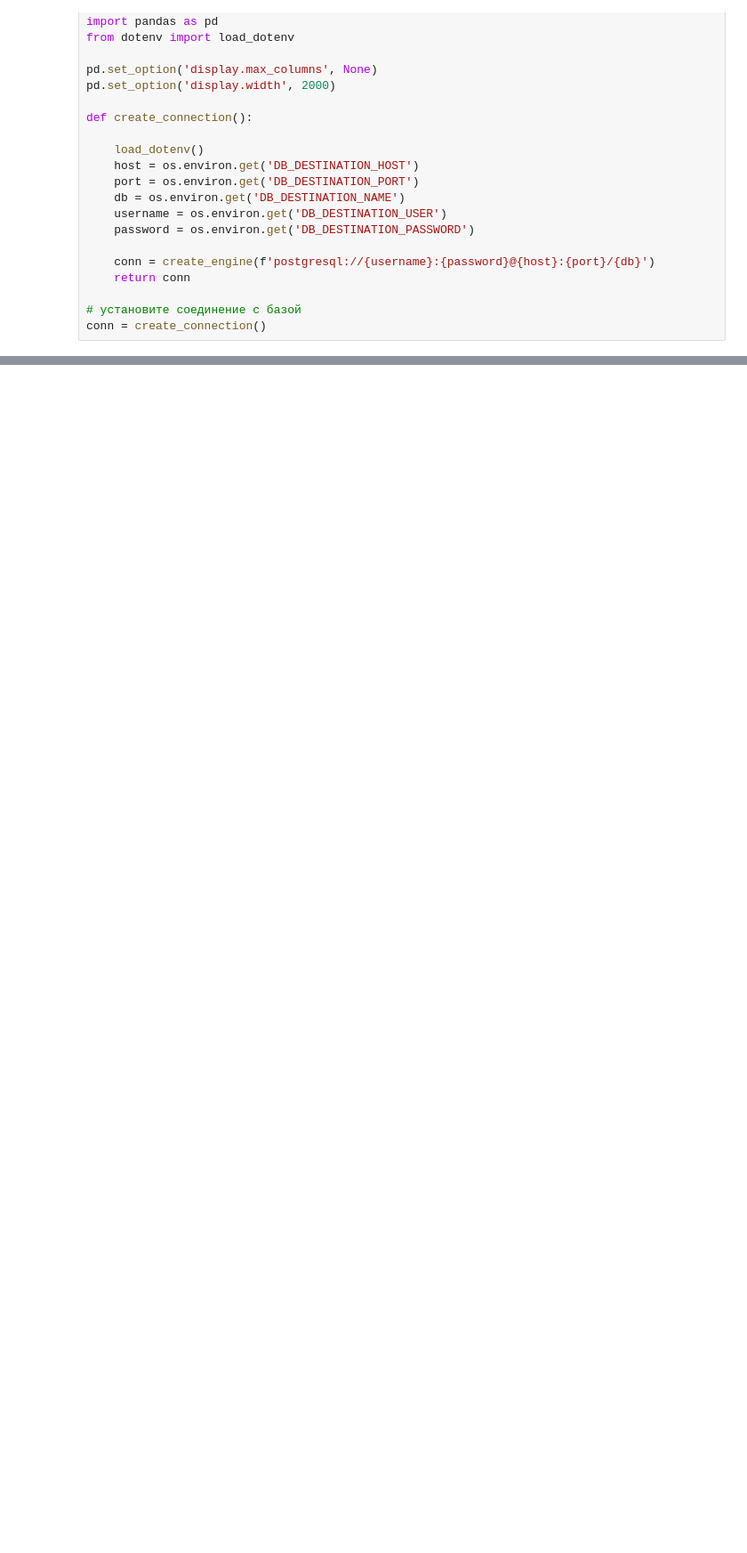
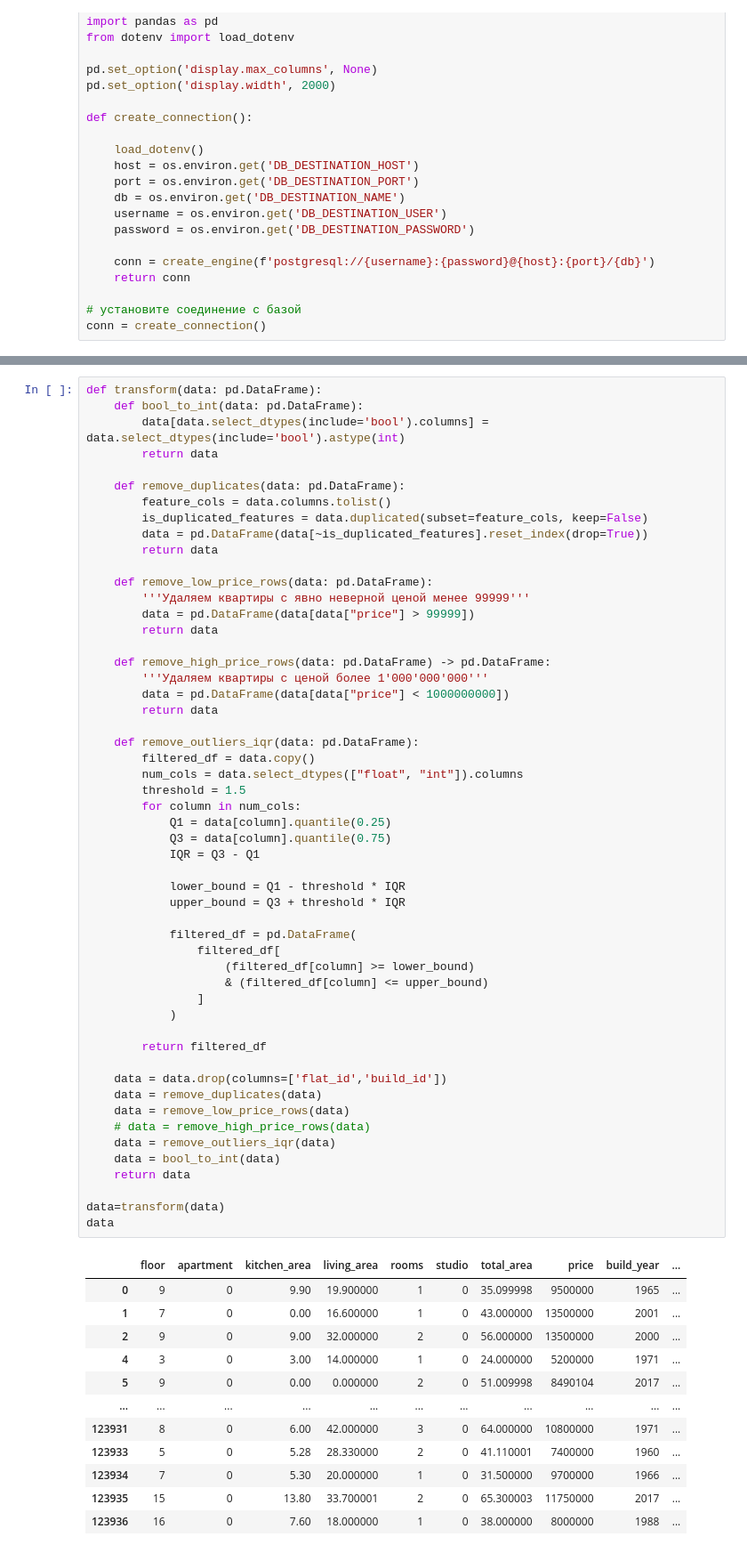
Before and after one commit to R6DJO/mle-project-sprint-1-v001, a Jupyter notebook: part1_airflow/notebooks/test1.ipynb, the cells around one changed output, grey strips where cells are left out. Shown at 89% size. Cells and saved outputs as stored; diff of their text form; blank space fills up the shorter version.

```diff
--- a/part1_airflow/notebooks/test1.ipynb
+++ b/part1_airflow/notebooks/test1.ipynb
@@ -358,0 +77,66 @@ dtype: int64
+# %%
+def transform(data: pd.DataFrame):
+    def bool_to_int(data: pd.DataFrame):
+        data[data.select_dtypes(include='bool').columns] = data.select_dtypes(include='bool').astype(int)
+        return data
+
+    def remove_duplicates(data: pd.DataFrame):
+        feature_cols = data.columns.tolist()
+        is_duplicated_features = data.duplicated(subset=feature_cols, keep=False)
+        data = pd.DataFrame(data[~is_duplicated_features].reset_index(drop=True))
+        return data
+
+    def remove_low_price_rows(data: pd.DataFrame):
+        '''Удаляем квартиры с явно неверной ценой менее 99999'''
+        data = pd.DataFrame(data[data["price"] > 99999])
+        return data
+
+    def remove_high_price_rows(data: pd.DataFrame) -> pd.DataFrame:
+        '''Удаляем квартиры с ценой более 1'000'000'000'''
+        data = pd.DataFrame(data[data["price"] < 1000000000])
+        return data
+
+    def remove_outliers_iqr(data: pd.DataFrame):
+        filtered_df = data.copy()
+        num_cols = data.select_dtypes(["float", "int"]).columns
+        threshold = 1.5
+        for column in num_cols:
+            Q1 = data[column].quantile(0.25)
+            Q3 = data[column].quantile(0.75)
+            IQR = Q3 - Q1
+
+            lower_bound = Q1 - threshold * IQR
+            upper_bound = Q3 + threshold * IQR
+
+            filtered_df = pd.DataFrame(
+                filtered_df[
+                    (filtered_df[column] >= lower_bound)
+                    & (filtered_df[column] <= upper_bound)
+                ]
+            )
+
+        return filtered_df
+
+    data = data.drop(columns=['flat_id','build_id'])
+    data = remove_duplicates(data)
+    data = remove_low_price_rows(data)
+    # data = remove_high_price_rows(data)
+    data = remove_outliers_iqr(data)
+    data = bool_to_int(data)
+    return data
+
+data=transform(data)
+data
+# %% [output]
+|  | floor | apartment | kitchen_area | living_area | rooms | studio | total_area | price | build_year | ... |
+| 0 | 9 | 0 | 9.90 | 19.900000 | 1 | 0 | 35.099998 | 9500000 | 1965 | ... |
+| 1 | 7 | 0 | 0.00 | 16.600000 | 1 | 0 | 43.000000 | 13500000 | 2001 | ... |
+| 2 | 9 | 0 | 9.00 | 32.000000 | 2 | 0 | 56.000000 | 13500000 | 2000 | ... |
+| 4 | 3 | 0 | 3.00 | 14.000000 | 1 | 0 | 24.000000 | 5200000 | 1971 | ... |
+| 5 | 9 | 0 | 0.00 | 0.000000 | 2 | 0 | 51.009998 | 8490104 | 2017 | ... |
+| ... | ... | ... | ... | ... | ... | ... | ... | ... | ... | ... |
+| 123931 | 8 | 0 | 6.00 | 42.000000 | 3 | 0 | 64.000000 | 10800000 | 1971 | ... |
+| 123933 | 5 | 0 | 5.28 | 28.330000 | 2 | 0 | 41.110001 | 7400000 | 1960 | ... |
+| 123934 | 7 | 0 | 5.30 | 20.000000 | 1 | 0 | 31.500000 | 9700000 | 1966 | ... |
+| 123935 | 15 | 0 | 13.80 | 33.700001 | 2 | 0 | 65.300003 | 11750000 | 2017 | ... |
+| 123936 | 16 | 0 | 7.60 | 18.000000 | 1 | 0 | 38.000000 | 8000000 | 1988 | ... |
```
Also changed, not shown: parts of 31 cells of this notebook, 2 other files.
